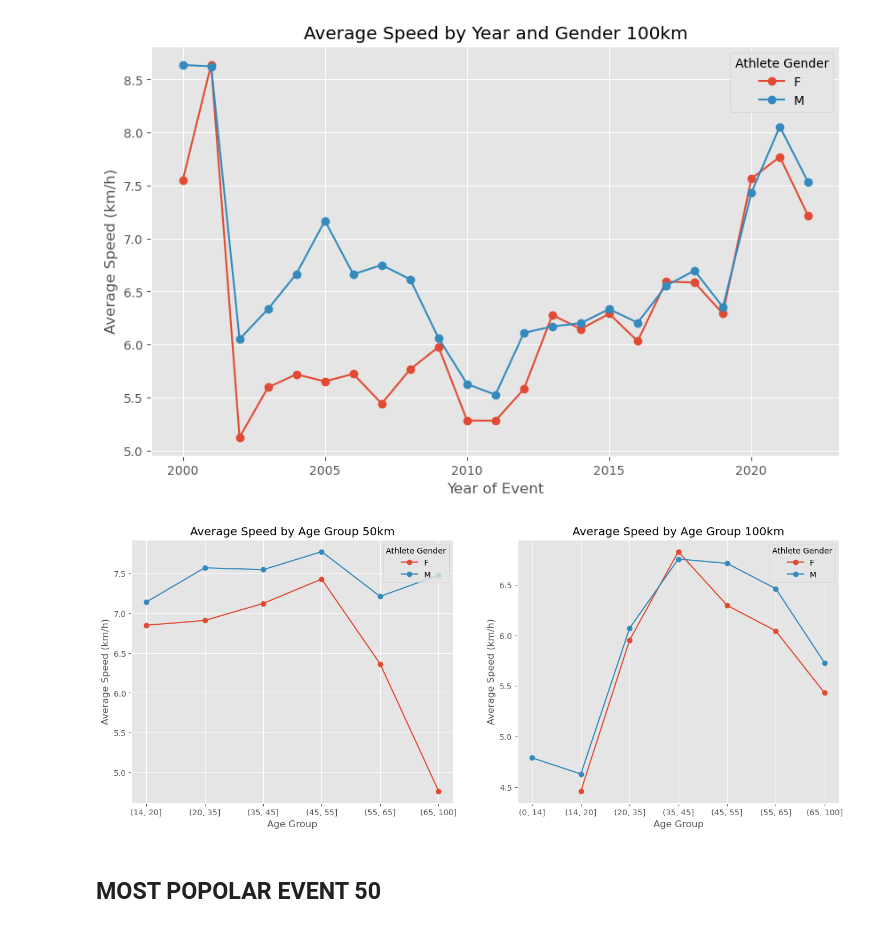
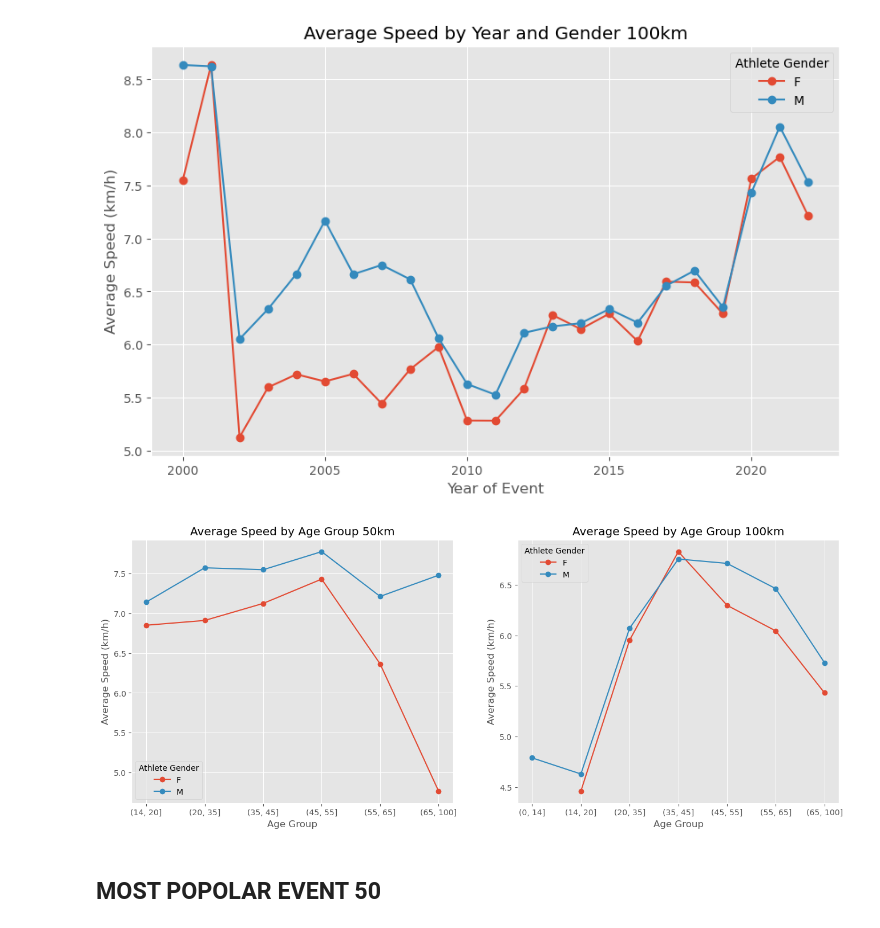
Before and after one commit to RNanko/Python_project_1_1, a Jupyter notebook: Python project 1_1.ipynb, the cells around one changed output. Cells and saved outputs as stored; diff of their text form; code cells hidden in the pictures.

```diff
--- a/Python project 1_1.ipynb
+++ b/Python project 1_1.ipynb
@@ -102,23 +102,23 @@ plt.show()
 # %%
 average_speed_by_age_group_50km = df2[df2['Distance/length'] == '50km'].groupby(['Age group', 'Athlete gender'], \
                                                                                 observed=True)['Athlete average speed'].mean().unstack()
 average_speed_by_age_group_100km = df2[df2['Distance/length'] == '100km'].groupby(['Age group', 'Athlete gender'],\
                                                                                 observed=True)['Athlete average speed'].mean().unstack()
 fig, ax = plt.subplots(1, 2, figsize=(16, 6))
 
 lines = average_speed_by_age_group_50km.plot(kind='line', ax=ax[0], marker='o')
 lines = average_speed_by_age_group_100km.plot(kind='line', ax=ax[1], marker='o')
 ax[0].set_title('Average Speed by Age Group 50km')
 ax[0].set_xlabel('Age Group')
 ax[0].set_ylabel('Average Speed (km/h)')
-ax[0].legend(title='Athlete Gender', loc='upper right')
+ax[0].legend(title='Athlete Gender', loc=3)
 ax[1].set_title('Average Speed by Age Group 100km')
 ax[1].set_xlabel('Age Group')
 ax[1].set_ylabel('Average Speed (km/h)')
-ax[1].legend(title='Athlete Gender', loc='upper right')
+ax[1].legend(title='Athlete Gender', loc=2)
 plt.grid(axis='y')
 # %% [output]
-[figure, old version]
+[figure, new version]
 # %% [markdown]
 ## MOST POPOLAR EVENT 50
 # %%
```
